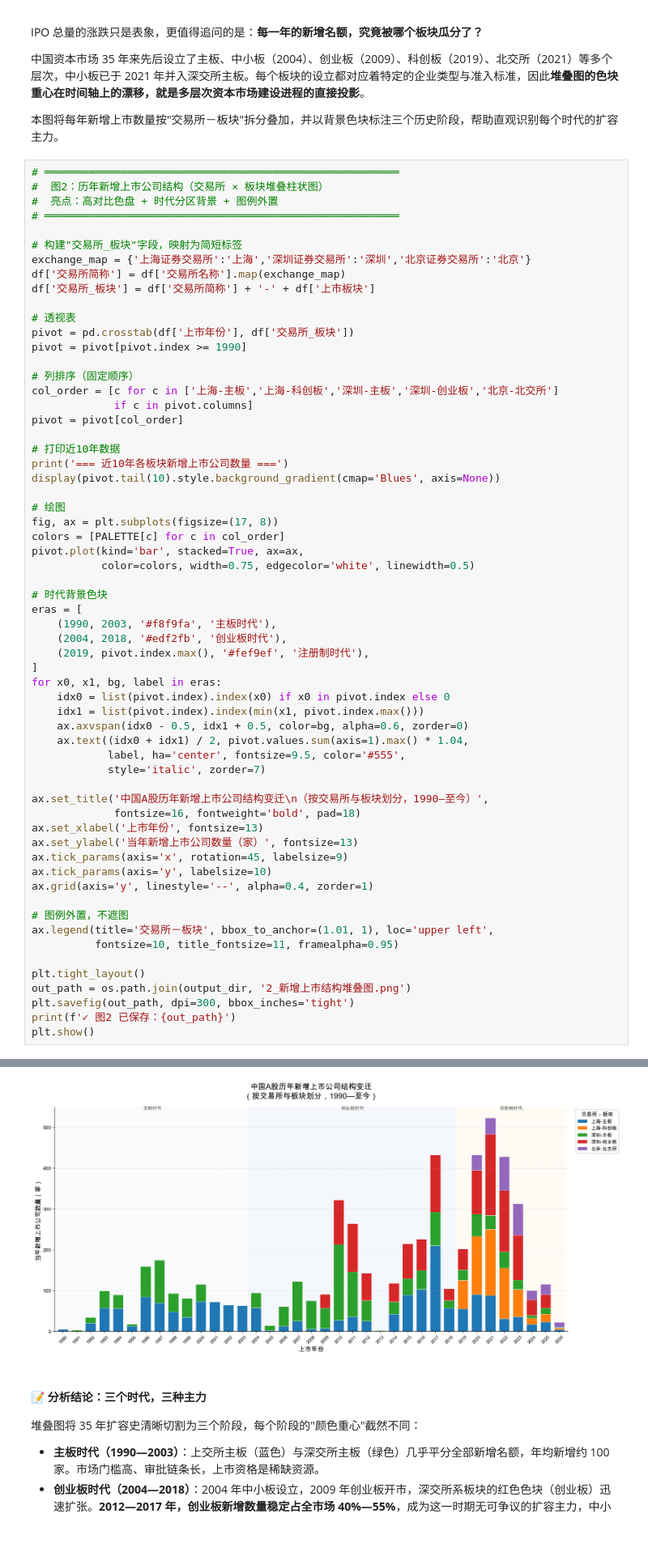
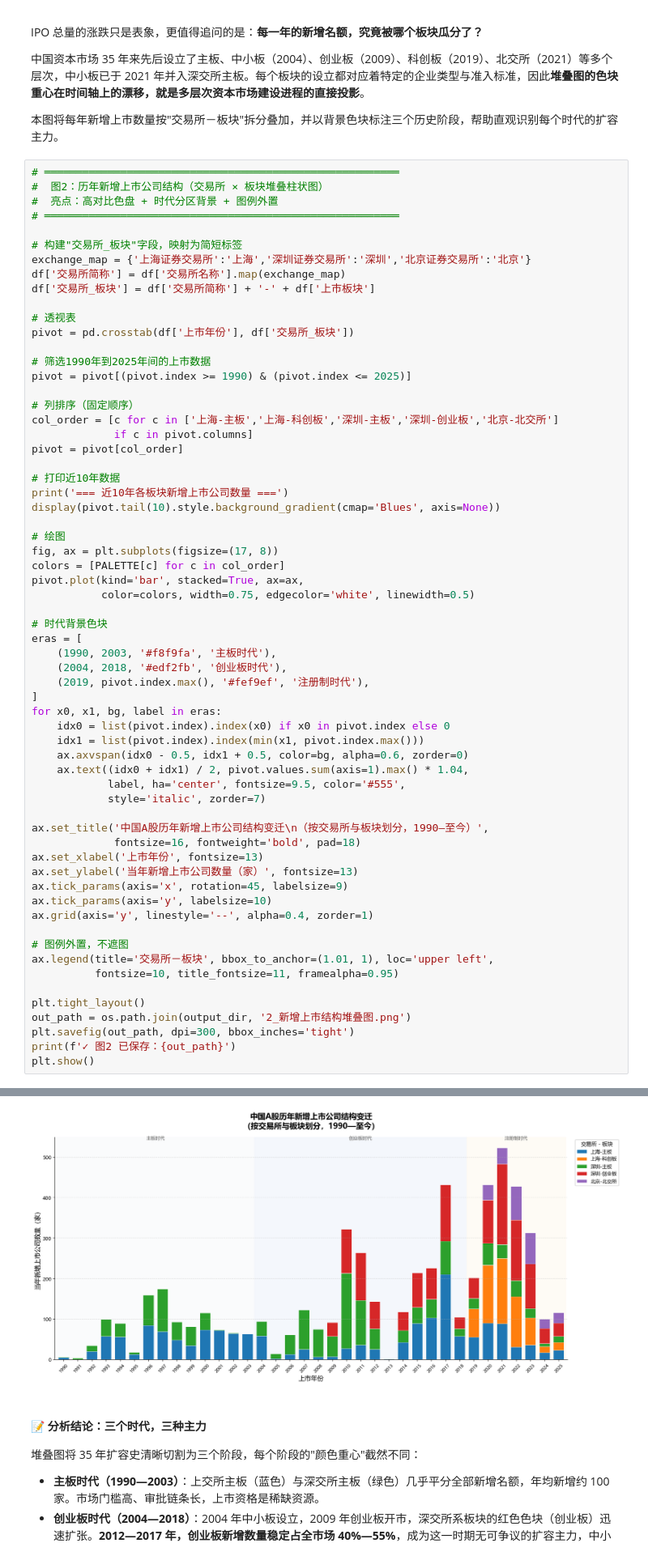
Before and after one commit to lelenar/25PC-Team5, a Jupyter notebook: 【lina】02_China_stock_analysis_v6.ipynb, the cells around one changed output, grey strips where cells are left out. Shown at 81% size. Cells and saved outputs as stored; diff of their text form.

```diff
--- a/【lina】02_China_stock_analysis_v6.ipynb
+++ b/【lina】02_China_stock_analysis_v6.ipynb
@@ -511,7 +511,9 @@ df['交易所_板块'] = df['交易所简称'] + '-' + df['上市板块']
 
 # 透视表
 pivot = pd.crosstab(df['上市年份'], df['交易所_板块'])
-pivot = pivot[pivot.index >= 1990]
+
+# 筛选1990年到2025年间的上市数据
+pivot = pivot[(pivot.index >= 1990) & (pivot.index <= 2025)]
 
 # 列排序（固定顺序）
 col_order = [c for c in ['上海-主板','上海-科创板','深圳-主板','深圳-创业板','北京-北交所']
@@ -577,4 +579,4 @@ plt.show()
-[figure, old version]
+[figure, new version]
 # %% [markdown]
 #### 📝 分析结论：三个时代，三种主力
 
```
Also changed, not shown: parts of 6 cells of this notebook.
